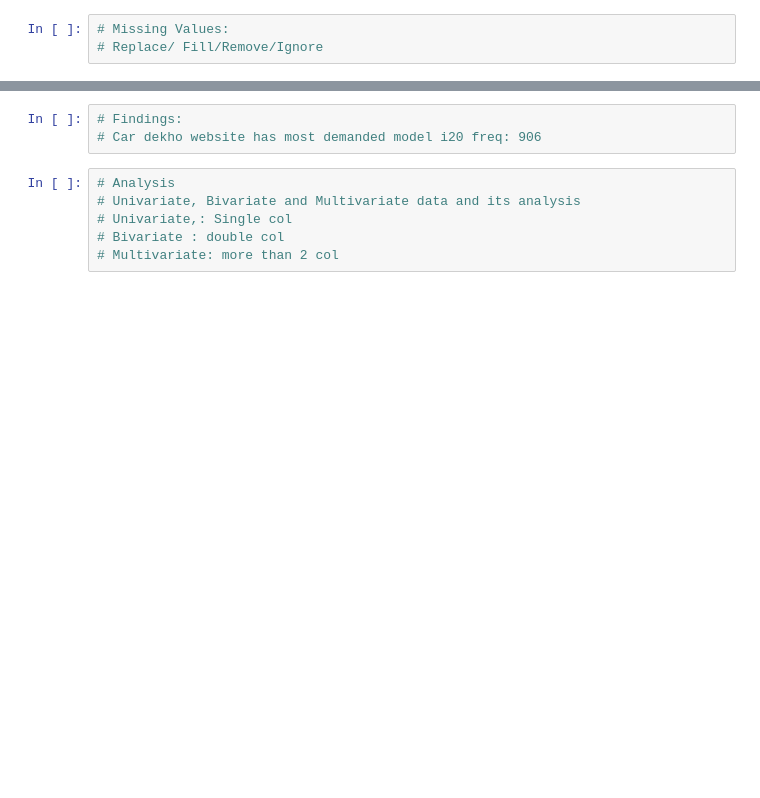
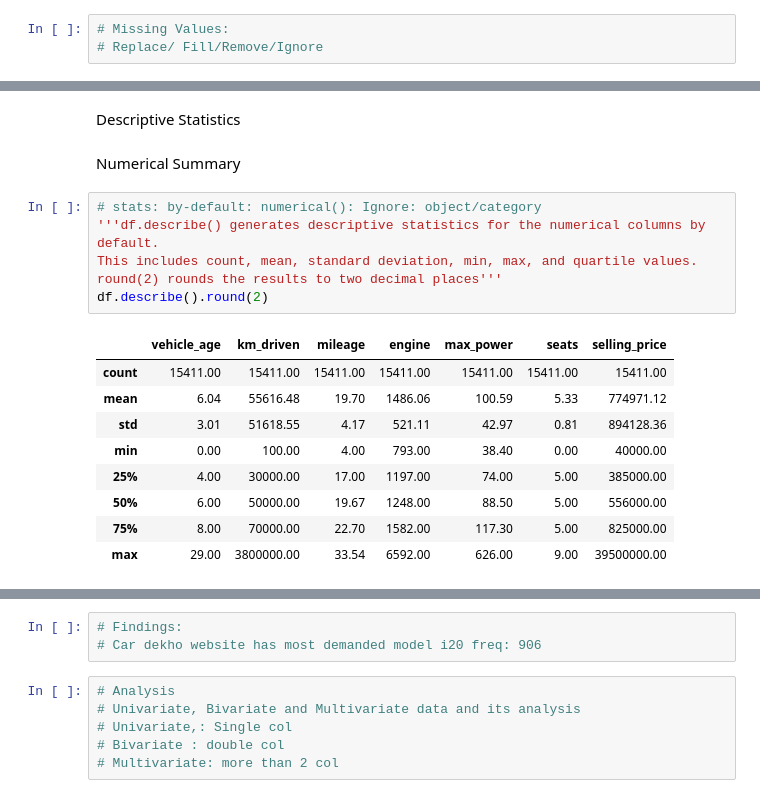
Before and after one commit to Maddox24425/Summer-Training, a Jupyter notebook: Day_11/Day_11.ipynb, the cells around one changed output, grey strips where cells are left out. Cells and saved outputs as stored; diff of their text form; blank space fills up the shorter version.

```diff
--- a/Day_11/Day_11.ipynb
+++ b/Day_11/Day_11.ipynb
@@ -98,0 +199,20 @@ df.describe(include=['O'])
+# %% [markdown]
+Descriptive Statistics
+# %% [markdown]
+Numerical Summary
+# %%
+# stats: by-default: numerical(): Ignore: object/category
+'''df.describe() generates descriptive statistics for the numerical columns by default.
+This includes count, mean, standard deviation, min, max, and quartile values.
+round(2) rounds the results to two decimal places'''
+df.describe().round(2)
+# %% [output]
+|  | vehicle_age | km_driven | mileage | engine | max_power | seats | selling_price |
+| count | 15411.00 | 15411.00 | 15411.00 | 15411.00 | 15411.00 | 15411.00 | 15411.00 |
+| mean | 6.04 | 55616.48 | 19.70 | 1486.06 | 100.59 | 5.33 | 774971.12 |
+| std | 3.01 | 51618.55 | 4.17 | 521.11 | 42.97 | 0.81 | 894128.36 |
+| min | 0.00 | 100.00 | 4.00 | 793.00 | 38.40 | 0.00 | 40000.00 |
+| 25% | 4.00 | 30000.00 | 17.00 | 1197.00 | 74.00 | 5.00 | 385000.00 |
+| 50% | 6.00 | 50000.00 | 19.67 | 1248.00 | 88.50 | 5.00 | 556000.00 |
+| 75% | 8.00 | 70000.00 | 22.70 | 1582.00 | 117.30 | 5.00 | 825000.00 |
+| max | 29.00 | 3800000.00 | 33.54 | 6592.00 | 626.00 | 9.00 | 39500000.00 |
```
Also changed, not shown: parts of 59 cells of this notebook.
